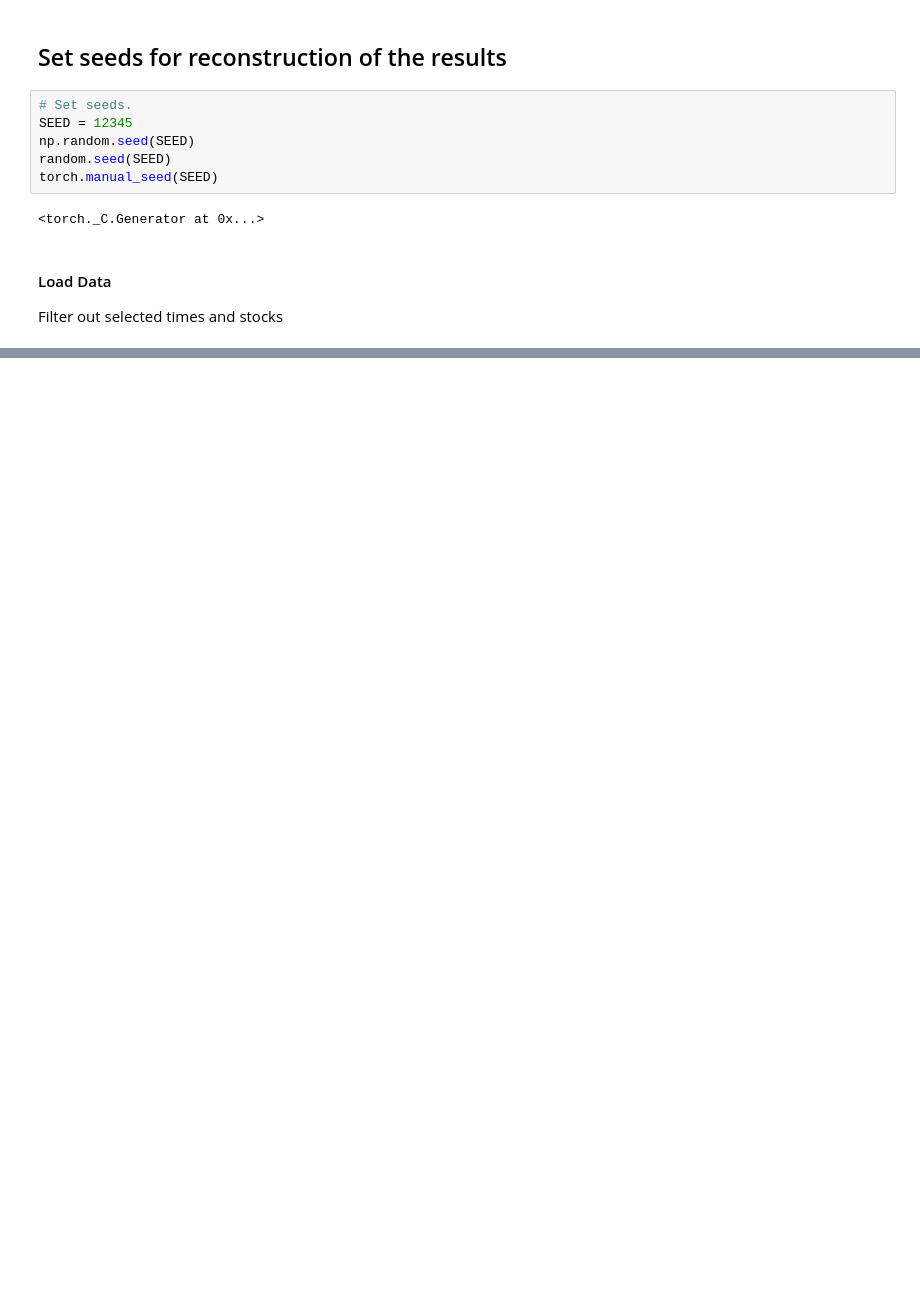
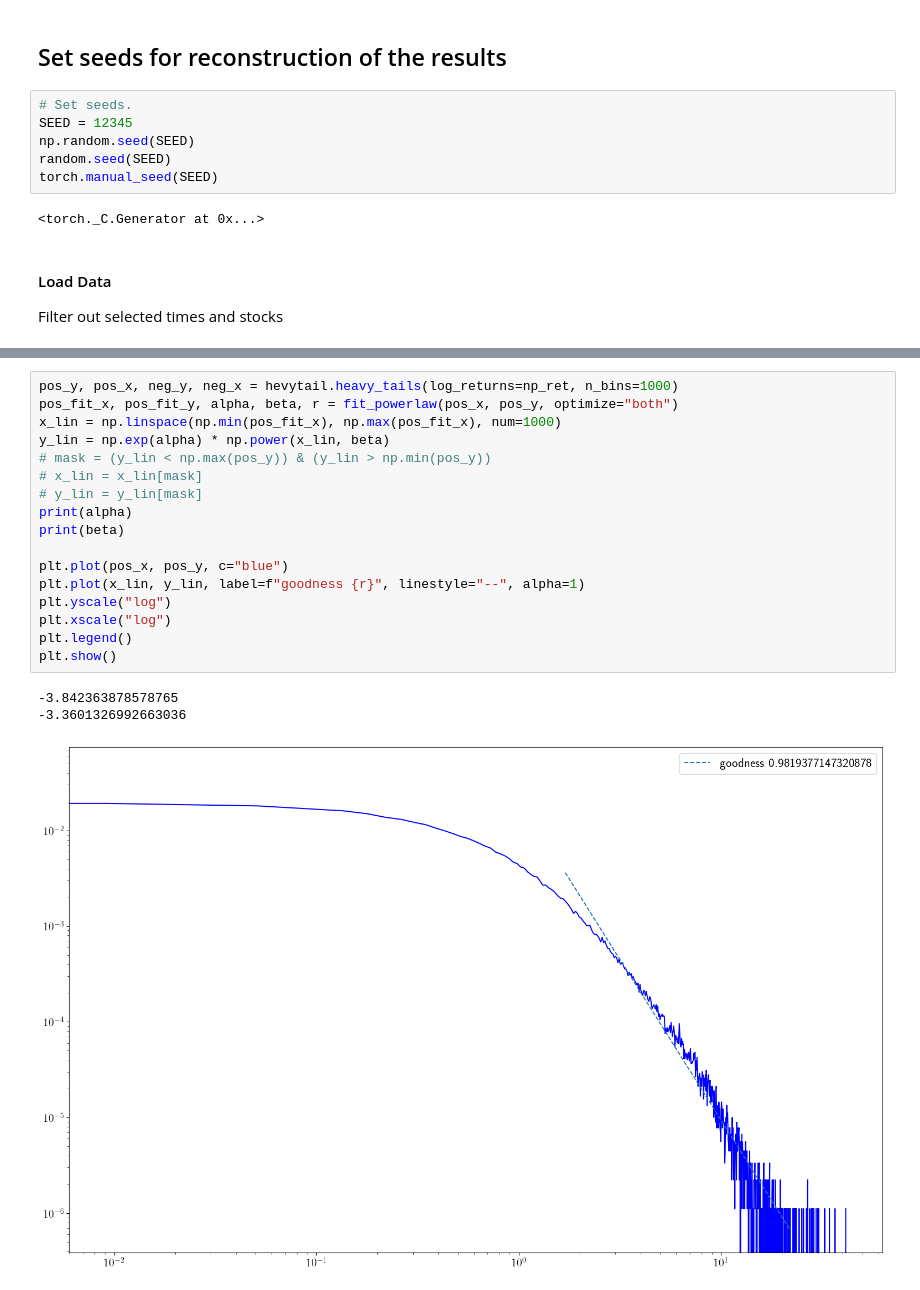
Before and after one commit to ncograf/synthetic_data, a Jupyter notebook: notebooks/stylized_facts.ipynb, the cells around one changed output, grey strips where cells are left out. Cells and saved outputs as stored; diff of their text form; blank space fills up the shorter version.

Commit message:
Add powerlaw fits and inverse gaussian distribution to the statistcs

```diff
--- a/notebooks/stylized_facts.ipynb
+++ b/notebooks/stylized_facts.ipynb
@@ -52,0 +88,21 @@ plt.show()
+# %%
+pos_y, pos_x, neg_y, neg_x = hevytail.heavy_tails(log_returns=np_ret, n_bins=1000)
+pos_fit_x, pos_fit_y, alpha, beta, r = fit_powerlaw(pos_x, pos_y, optimize="both")
+x_lin = np.linspace(np.min(pos_fit_x), np.max(pos_fit_x), num=1000)
+y_lin = np.exp(alpha) * np.power(x_lin, beta)
+# mask = (y_lin < np.max(pos_y)) & (y_lin > np.min(pos_y))
+# x_lin = x_lin[mask]
+# y_lin = y_lin[mask]
+print(alpha)
+print(beta)
+
+plt.plot(pos_x, pos_y, c="blue")
+plt.plot(x_lin, y_lin, label=f"goodness {r}", linestyle="--", alpha=1)
+plt.yscale("log")
+plt.xscale("log")
+plt.legend()
+plt.show()
+# %% [output]
+-3.842363878578765
+-3.3601326992663036
+[figure, added]
```
Also changed, not shown: parts of 13 cells of this notebook, 9 other files.
